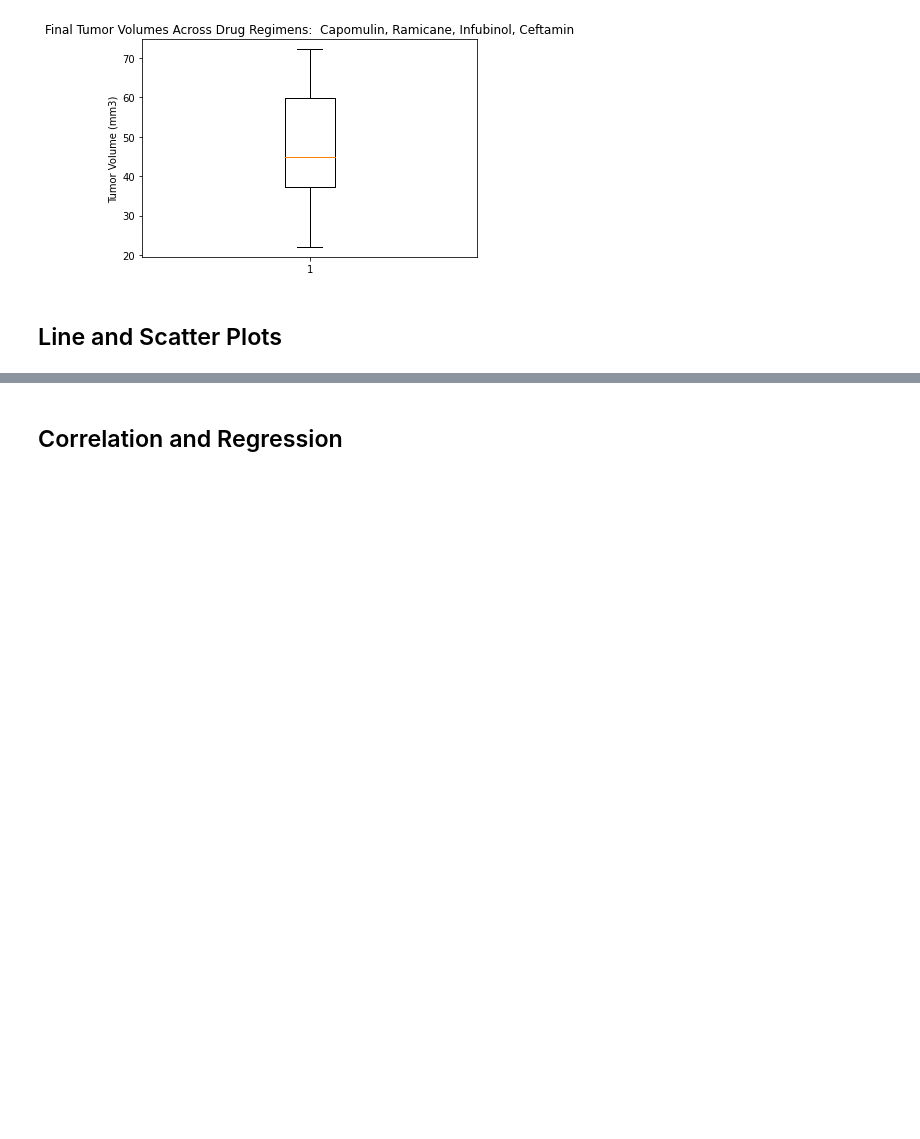
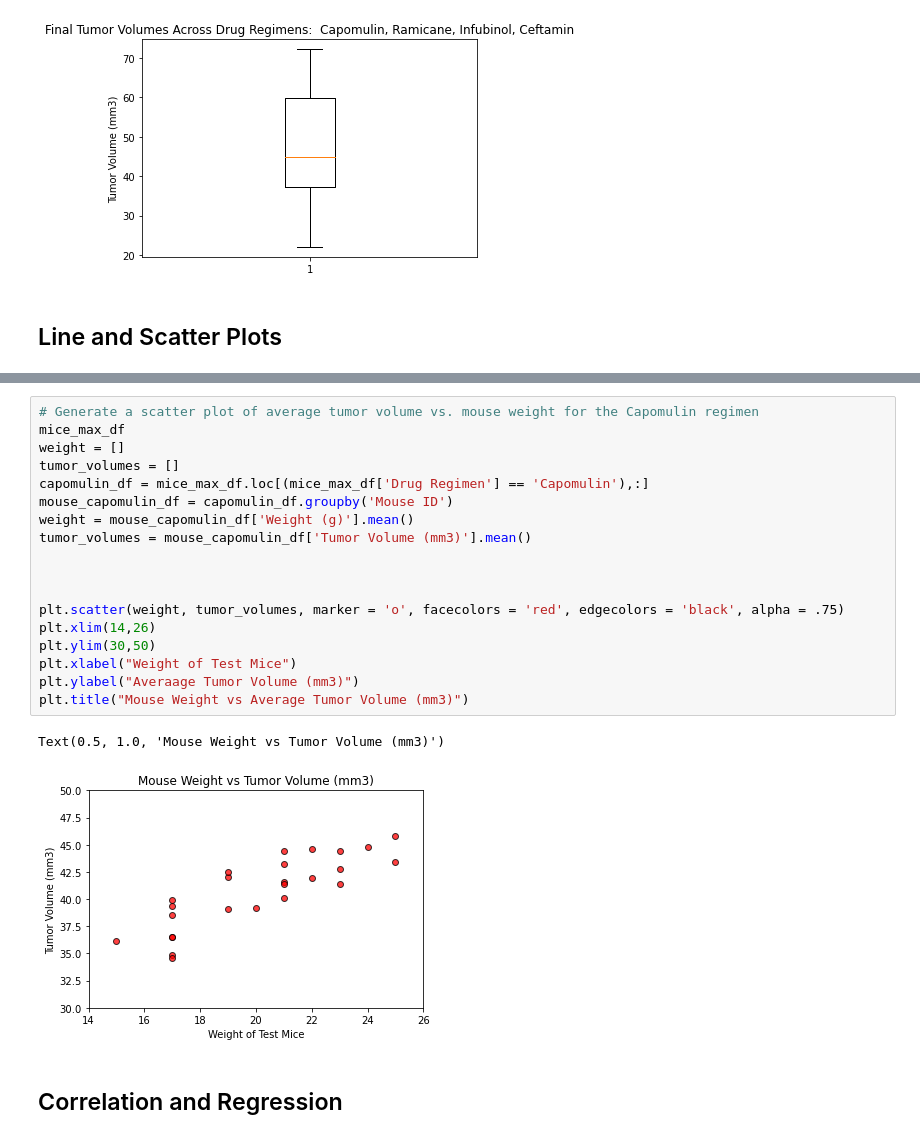
Before and after one commit to gpawlows/Matplotlib-Challenge, a Jupyter notebook: Instructions/Pymaceuticals/pymaceuticals_starter.ipynb, the cells around one changed output, grey strips where cells are left out. Saved outputs shown, nothing was run; the diff lists cells and outputs as text; blank space fills up the shorter version.

```diff
--- a/Instructions/Pymaceuticals/pymaceuticals_starter.ipynb
+++ b/Instructions/Pymaceuticals/pymaceuticals_starter.ipynb
@@ -334,3 +332,24 @@ Text(0.5, 1.0, 'Mouse s185, Capomulin Drug Regimen, Tumor Reduction Results')
+# %%
+# Generate a scatter plot of average tumor volume vs. mouse weight for the Capomulin regimen
+mice_max_df
+weight = []
+tumor_volumes = []
+capomulin_df = mice_max_df.loc[(mice_max_df['Drug Regimen'] == 'Capomulin'),:]
+mouse_capomulin_df = capomulin_df.groupby('Mouse ID')
+weight = mouse_capomulin_df['Weight (g)'].mean()
+tumor_volumes = mouse_capomulin_df['Tumor Volume (mm3)'].mean()
+
+
+
+plt.scatter(weight, tumor_volumes, marker = 'o', facecolors = 'red', edgecolors = 'black', alpha = .75)
+plt.xlim(14,26)
+plt.ylim(30,50)
+plt.xlabel("Weight of Test Mice")
+plt.ylabel("Averaage Tumor Volume (mm3)")
+plt.title("Mouse Weight vs Average Tumor Volume (mm3)")
+# %% [output]
+Text(0.5, 1.0, 'Mouse Weight vs Tumor Volume (mm3)')
+[figure, added]
 # %% [markdown]
 ## Correlation and Regression
 # %%
```
Also changed, not shown: parts of 2 cells of this notebook.
